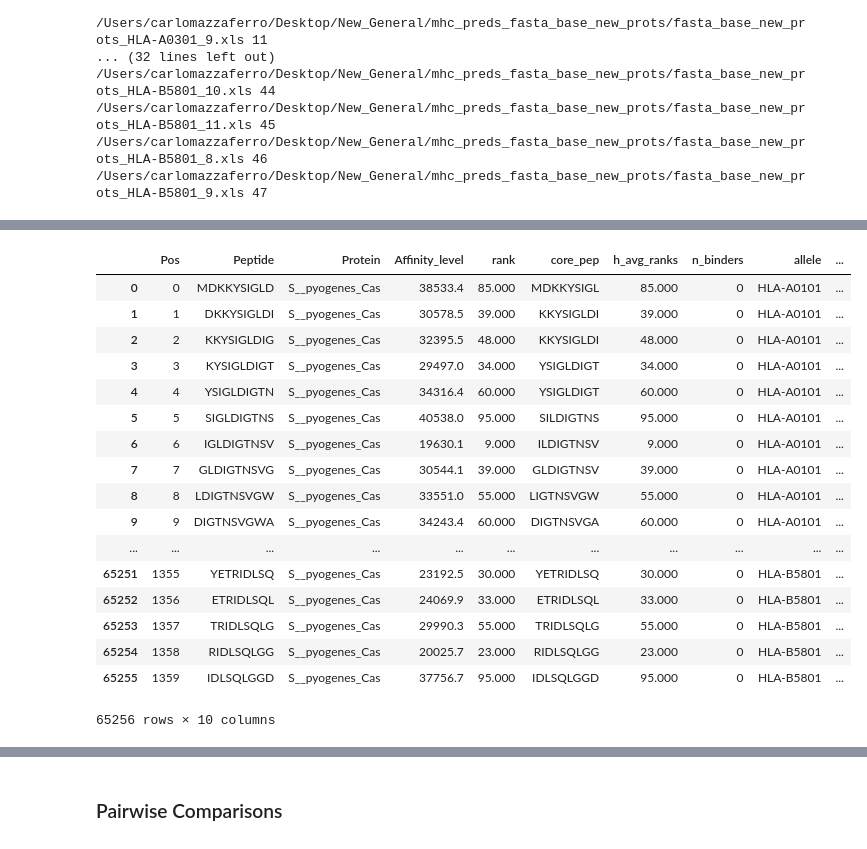
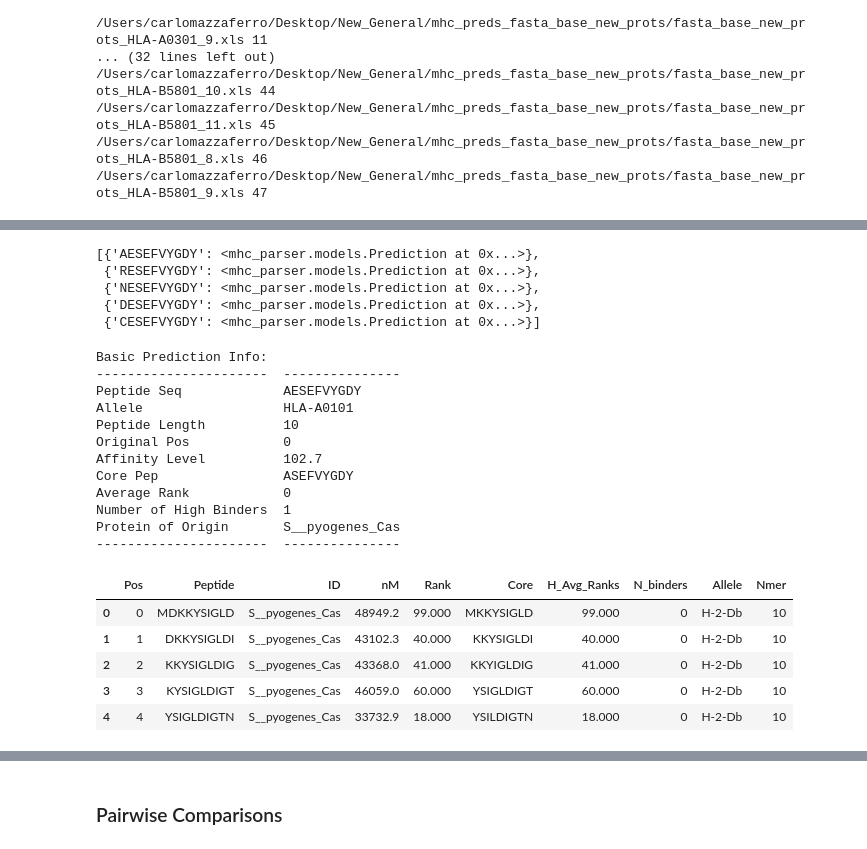
Before and after one commit to carlomazzaferro/neoantigen, a Jupyter notebook: antigen_discovery/PredictionCollection.ipynb, the cells around one changed output, grey strips where cells are left out. Saved outputs shown, nothing was run; the diff lists cells and outputs as text; code cells hidden in the pictures.

```diff
--- a/antigen_discovery/PredictionCollection.ipynb
+++ b/antigen_discovery/PredictionCollection.ipynb
@@ -58,23 +65,34 @@ Predictions being saved to /Users/carlomazzaferro/Desktop/New_General/MICE/temp/
+# %%
+filt[0].Swap.swaps[0:5]
+# %% [output]
+[{'AESEFVYGDY': <mhc_parser.models.Prediction at 0x...>},
+ {'RESEFVYGDY': <mhc_parser.models.Prediction at 0x...>},
+ {'NESEFVYGDY': <mhc_parser.models.Prediction at 0x...>},
+ {'DESEFVYGDY': <mhc_parser.models.Prediction at 0x...>},
+ {'CESEFVYGDY': <mhc_parser.models.Prediction at 0x...>}]
+# %%
+print(filt[0].Swap.swaps[0]['AESEFVYGDY'])
+# %% [output]
+Basic Prediction Info:
+----------------------  ---------------
+Peptide Seq             AESEFVYGDY
+Allele                  HLA-A0101
+Peptide Length          10
+Original Pos            0
+Affinity Level          102.7
+Core Pep                ASEFVYGDY
+Average Rank            0
+Number of High Binders  1
+Protein of Origin       S__pyogenes_Cas
+----------------------  ---------------
 # %%
 df_list = pred_col.return_protein_df_list()
 # %%
-df_list[0]
+df_list[0].head()
 # %% [output]
-|  | Pos | Peptide | Protein | Affinity_level | rank | core_pep | h_avg_ranks | n_binders | allele | ... |
-| 0 | 0 | MDKKYSIGLD | S__pyogenes_Cas | 38533.4 | 85.000 | MDKKYSIGL | 85.000 | 0 | HLA-A0101 | ... |
-| 1 | 1 | DKKYSIGLDI | S__pyogenes_Cas | 30578.5 | 39.000 | KKYSIGLDI | 39.000 | 0 | HLA-A0101 | ... |
-| 2 | 2 | KKYSIGLDIG | S__pyogenes_Cas | 32395.5 | 48.000 | KKYSIGLDI | 48.000 | 0 | HLA-A0101 | ... |
-| 3 | 3 | KYSIGLDIGT | S__pyogenes_Cas | 29497.0 | 34.000 | YSIGLDIGT | 34.000 | 0 | HLA-A0101 | ... |
-| 4 | 4 | YSIGLDIGTN | S__pyogenes_Cas | 34316.4 | 60.000 | YSIGLDIGT | 60.000 | 0 | HLA-A0101 | ... |
-| 5 | 5 | SIGLDIGTNS | S__pyogenes_Cas | 40538.0 | 95.000 | SILDIGTNS | 95.000 | 0 | HLA-A0101 | ... |
-| 6 | 6 | IGLDIGTNSV | S__pyogenes_Cas | 19630.1 | 9.000 | ILDIGTNSV | 9.000 | 0 | HLA-A0101 | ... |
-| 7 | 7 | GLDIGTNSVG | S__pyogenes_Cas | 30544.1 | 39.000 | GLDIGTNSV | 39.000 | 0 | HLA-A0101 | ... |
-| 8 | 8 | LDIGTNSVGW | S__pyogenes_Cas | 33551.0 | 55.000 | LIGTNSVGW | 55.000 | 0 | HLA-A0101 | ... |
-| 9 | 9 | DIGTNSVGWA | S__pyogenes_Cas | 34243.4 | 60.000 | DIGTNSVGA | 60.000 | 0 | HLA-A0101 | ... |
-| ... | ... | ... | ... | ... | ... | ... | ... | ... | ... | ... |
-| 65251 | 1355 | YETRIDLSQ | S__pyogenes_Cas | 23192.5 | 30.000 | YETRIDLSQ | 30.000 | 0 | HLA-B5801 | ... |
-| 65252 | 1356 | ETRIDLSQL | S__pyogenes_Cas | 24069.9 | 33.000 | ETRIDLSQL | 33.000 | 0 | HLA-B5801 | ... |
-| 65253 | 1357 | TRIDLSQLG | S__pyogenes_Cas | 29990.3 | 55.000 | TRIDLSQLG | 55.000 | 0 | HLA-B5801 | ... |
-| 65254 | 1358 | RIDLSQLGG | S__pyogenes_Cas | 20025.7 | 23.000 | RIDLSQLGG | 23.000 | 0 | HLA-B5801 | ... |
-| 65255 | 1359 | IDLSQLGGD | S__pyogenes_Cas | 37756.7 | 95.000 | IDLSQLGGD | 95.000 | 0 | HLA-B5801 | ... |
+|  | Pos | Peptide | ID | nM | Rank | Core | H_Avg_Ranks | N_binders | Allele | Nmer |
+| 0 | 0 | MDKKYSIGLD | S__pyogenes_Cas | 48949.2 | 99.000 | MKKYSIGLD | 99.000 | 0 | H-2-Db | 10 |
+| 1 | 1 | DKKYSIGLDI | S__pyogenes_Cas | 43102.3 | 40.000 | KKYSIGLDI | 40.000 | 0 | H-2-Db | 10 |
+| 2 | 2 | KKYSIGLDIG | S__pyogenes_Cas | 43368.0 | 41.000 | KKYIGLDIG | 41.000 | 0 | H-2-Db | 10 |
+| 3 | 3 | KYSIGLDIGT | S__pyogenes_Cas | 46059.0 | 60.000 | YSIGLDIGT | 60.000 | 0 | H-2-Db | 10 |
+| 4 | 4 | YSIGLDIGTN | S__pyogenes_Cas | 33732.9 | 18.000 | YSILDIGTN | 18.000 | 0 | H-2-Db | 10 |
-65256 rows × 10 columns
```
Also changed, not shown: parts of 5 cells of this notebook, 2 other files.
